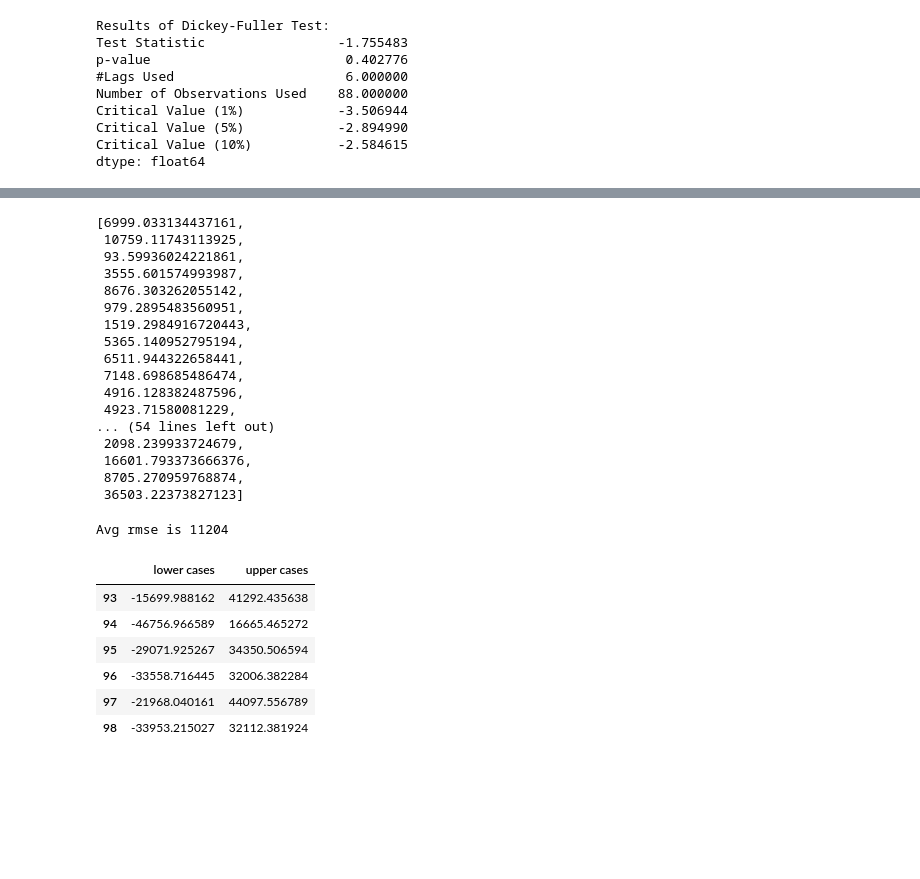
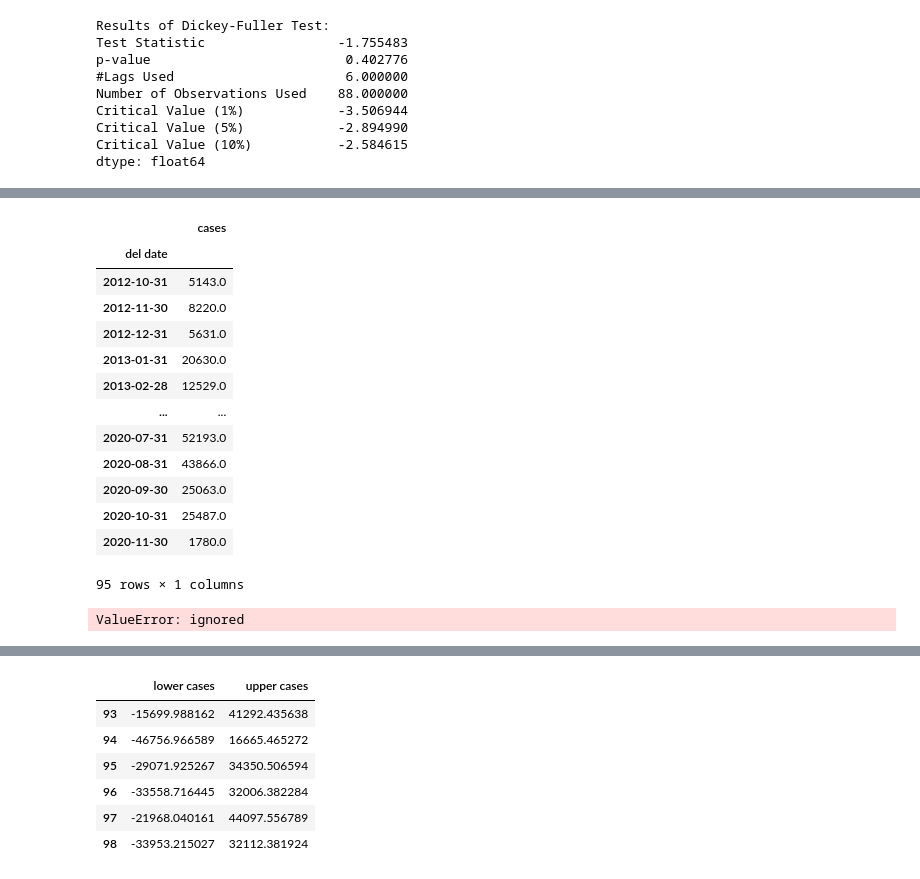
Before and after one commit to mswastik/forecasting, a Jupyter notebook: SARIMAv2.ipynb, the cells around one changed output, grey strips where cells are left out. Drawn from its saved outputs; the diff is of its cells as text; code cells hidden in the pictures; blank space fills up the shorter version.

```diff
--- a/SARIMAv2.ipynb
+++ b/SARIMAv2.ipynb
@@ -169,33 +154,30 @@ for i in range(n_train, n_records):
+# %%
+toot
+# %% [output]
+|  | cases |
+| del date |  |
+| 2012-10-31 | 5143.0 |
+| 2012-11-30 | 8220.0 |
+| 2012-12-31 | 5631.0 |
+| 2013-01-31 | 20630.0 |
+| 2013-02-28 | 12529.0 |
+| ... | ... |
+| 2020-07-31 | 52193.0 |
+| 2020-08-31 | 43866.0 |
+| 2020-09-30 | 25063.0 |
+| 2020-10-31 | 25487.0 |
+| 2020-11-30 | 1780.0 |
+95 rows × 1 columns
+# %%
+print("Avg rmse is %d" %np.mean(res))
+# %% [output]
+ValueError: ignored
 # %%
 kk=mod.plot_diagnostics()
 kk.set_size_inches(15,13)
 tls.mpl_to_plotly(kk)
 # %% [output]
 [interactive output not drawn]
-# %%
-res
-# %% [output]
-[6999.033134437161,
- 10759.11743113925,
- 93.59936024221861,
- 3555.601574993987,
- 8676.303262055142,
- 979.2895483560951,
- 1519.2984916720443,
- 5365.140952795194,
- 6511.944322658441,
- 7148.698685486474,
- 4916.128382487596,
- 4923.71580081229,
-... (54 lines left out)
- 2098.239933724679,
- 16601.793373666376,
- 8705.270959768874,
- 36503.22373827123]
-# %%
-print("Avg rmse is %d" %np.mean(res))
-# %% [output]
-Avg rmse is 11204
 # %%
 mod.get_forecast(6).conf_int()
 # %% [output]
```
Also changed, not shown: parts of 11 cells of this notebook.
